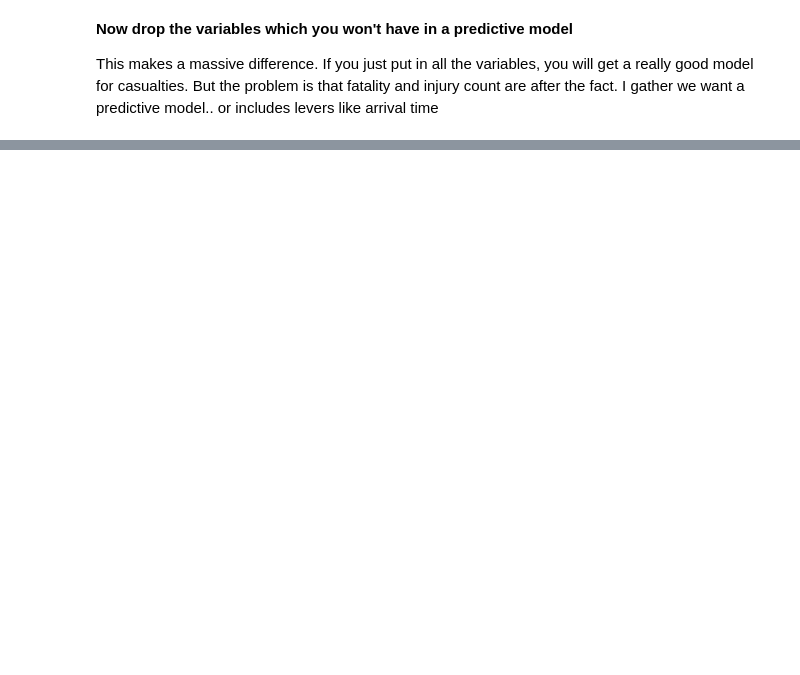
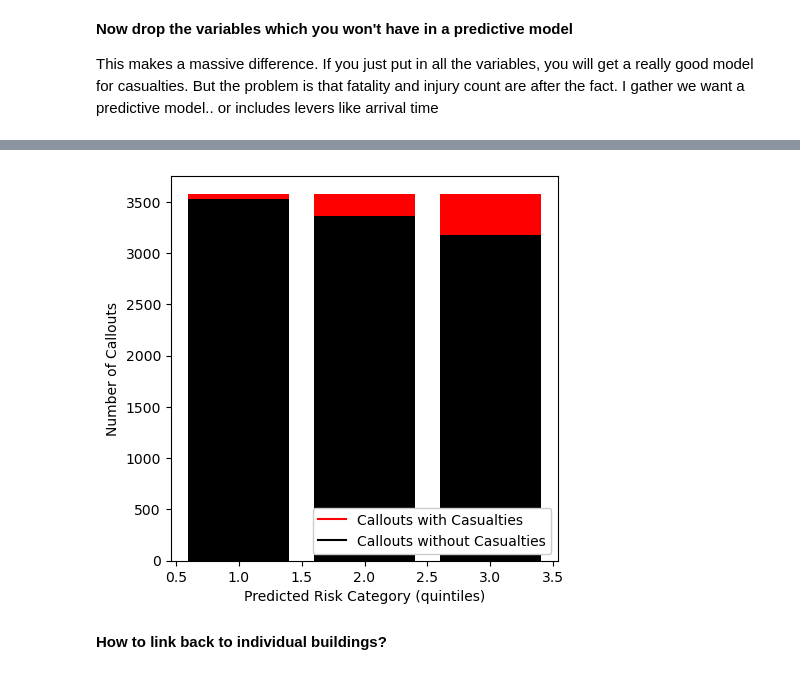
Before and after one commit to Shannon-Bengtson/FENZ_analysis, a Jupyter notebook: regressor_tests.ipynb, the cells around one changed output, grey strips where cells are left out. Drawn from its saved outputs; the diff is of its cells as text; code cells hidden in the pictures; blank space fills up the shorter version.

```diff
--- a/regressor_tests.ipynb
+++ b/regressor_tests.ipynb
@@ -83,3 +237,3 @@ predictions = rf.predict(df_testing[independent_variables])
 # %%
-df_testing.loc[:,'Casualty_Count.x_predicted'] = predictions
-df_testing.loc[:,'error'] = df_testing['Casualty_Count.x']-df_testing['Casualty_Count.x_predicted']
+# df_testing.loc[:,'Casualty_Count_predicted'] = predictions
+# df_testing.loc[:,'error'] = df_testing['Casualty_Count']-df_testing['Casualty_Count_predicted']
@@ -123,4 +257,4 @@ np.median(df_testing.error**2)
 # %%
-df_testing.loc[:,'Casualty_Count.x_predicted_int'] = [int(x) for x in df_testing['Casualty_Count.x_predicted']]
-df_testing.loc[:,'error_int'] = df_testing['Casualty_Count.x']-[int(x) for x in df_testing['Casualty_Count.x_predicted_int']]
+# df_testing.loc[:,'Casualty_Count_predicted_int'] = [int(x) for x in df_testing['Casualty_Count_predicted']]
+# df_testing.loc[:,'error_int'] = df_testing['Casualty_Count']-[int(x) for x in df_testing['Casualty_Count_predicted_int']]
 # %%
@@ -226,0 +732,28 @@ fscore
+# %%
+# Split risk categories equally
+qb12 = df_testing['Casualty_Probability'].quantile(0.3333)
+qb23 = df_testing['Casualty_Probability'].quantile(0.6667)
+# qb34 = df_testing['Casualty_Probability'].quantile(0.6)
+# qb45 = df_testing['Casualty_Probability'].quantile(0.8)
+# %%
+fig = plt.figure(figsize=(5,5))
+ax1 = plt.subplot2grid((1,1),(0,0))
+
+for q,qlb,qub in zip(np.arange(1,4,1),[0,qb12,qb23],[qb12,qb23,1]):
+    ax1.bar(q,len(df_testing[(df_testing['Casualty_Count']==0)&(df_testing['Casualty_Probability']>qlb)&(df_testing['Casualty_Probability']<qub)]),color='k')
+    ax1.bar(q,len(df_testing[(df_testing['Casualty_Count']==1)&(df_testing['Casualty_Probability']>qlb)&(df_testing['Casualty_Probability']<qub)]),color='r',
+            bottom=len(df_testing[(df_testing['Casualty_Count']==0)&(df_testing['Casualty_Probability']>qlb)&(df_testing['Casualty_Probability']<qub)]))
+
+ax1.set_ylabel('Number of Callouts')
+ax1.set_xlabel('Predicted Risk Category (quintiles)')
+# ax1.set_ylim([0,2250])
+
+casualties = Line2D([],[],c='r')
+no_casualties = Line2D([],[],c='k')
+
+legend = plt.legend([casualties,no_casualties],['Callouts with Casualties','Callouts without Casualties'],loc='lower right')
+legend.get_frame().set_alpha(None)
+# %% [output]
+[figure, added]
+# %% [markdown]
+**How to link back to individual buildings?**
```
Also changed, not shown: parts of 105 cells of this notebook, 2 other files.
